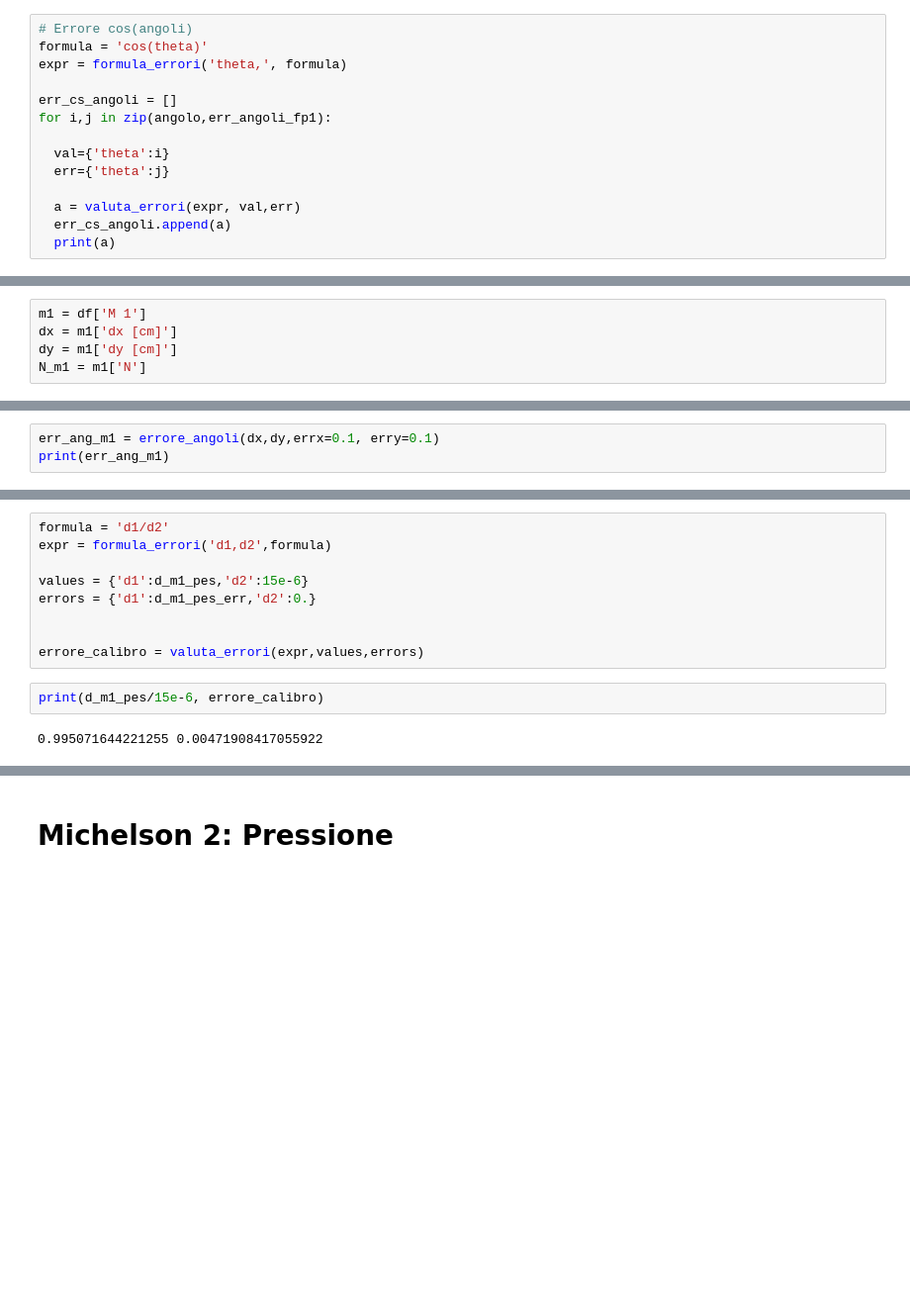
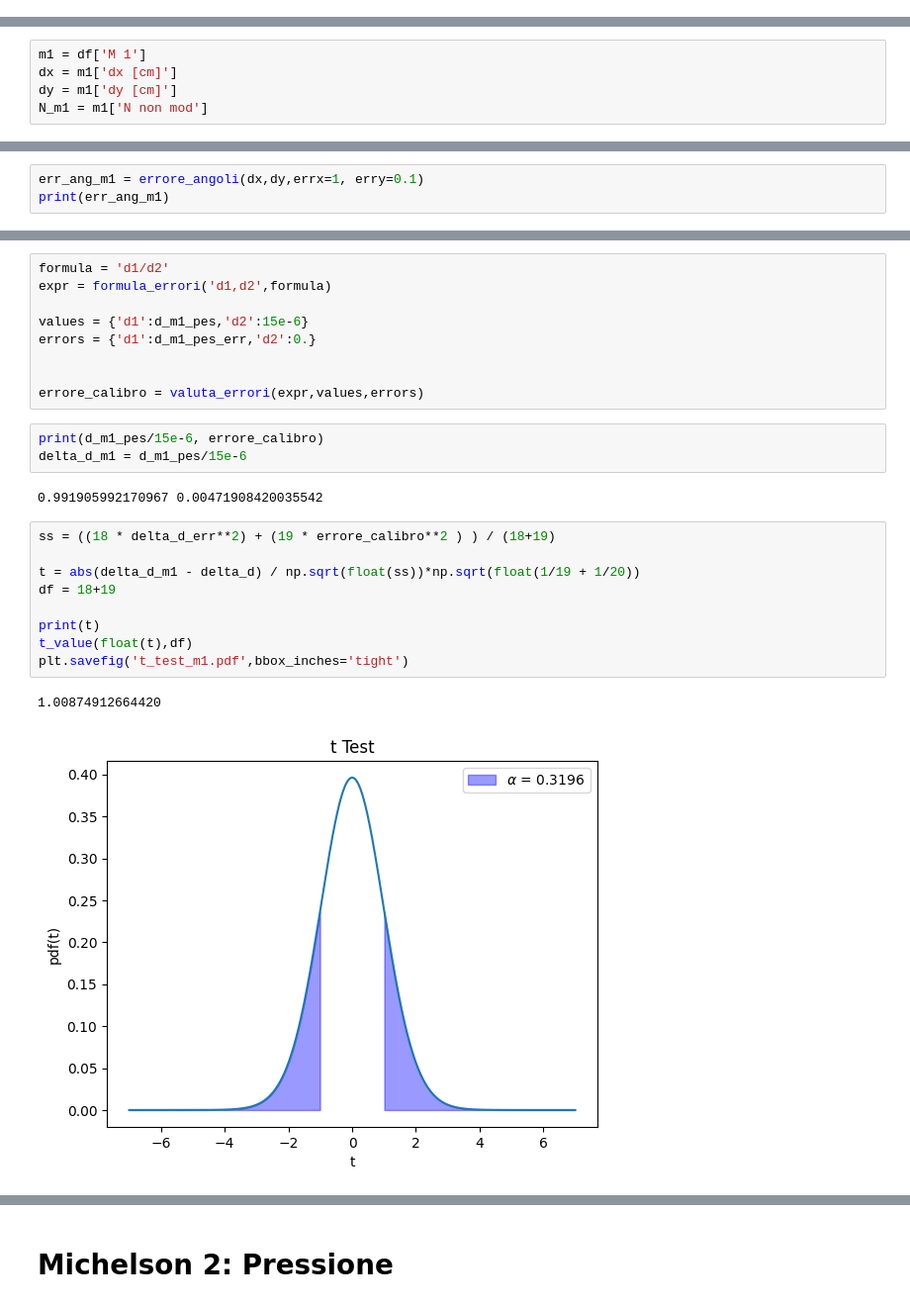
Before and after one commit to Yedi278/Lab2, a Jupyter notebook: Interferometro/Interferometro.ipynb, the cells around one changed output, grey strips where cells are left out. Shown at 99% size. Saved outputs shown, nothing was run; the diff lists cells and outputs as text; blank space fills up the shorter version.

```diff
--- a/Interferometro/Interferometro.ipynb
+++ b/Interferometro/Interferometro.ipynb
@@ -413,14 +342,0 @@ print(err_angoli_fp1)
-# %%
-# Errore cos(angoli)
-formula = 'cos(theta)'
-expr = formula_errori('theta,', formula)
-
-err_cs_angoli = []
-for i,j in zip(angolo,err_angoli_fp1):
-
-  val={'theta':i}
-  err={'theta':j}
-
-  a = valuta_errori(expr, val,err)
-  err_cs_angoli.append(a)
-  print(a)
@@ -567,7 +440,7 @@ plt.savefig('Scarto_delta_d_fp2.pdf',bbox_inches='tight')
 m1 = df['M 1']
 dx = m1['dx [cm]']
 dy = m1['dy [cm]']
-N_m1 = m1['N']
+N_m1 = m1['N non mod']
 # %%
 ang_m1 = []
 
@@ -577,6 +450,6 @@ print(ang_m1)
 # %% [output]
 [0.020324699459390357, 0.020324699459390357, 0.020324699459390357, 0.020324699459390357, 0.020324699459390357, 0.020324699459390357, 0.020324699459390357, 0.020324699459390357, 0.020324699459390357, 0 ...
 # %%
-err_ang_m1 = errore_angoli(dx,dy,errx=0.1, erry=0.1)
+err_ang_m1 = errore_angoli(dx,dy,errx=1, erry=0.1)
 print(err_ang_m1)
 # %% [output]
@@ -653,5 +526,18 @@ errors = {'d1':d_m1_pes_err,'d2':0.}
 errore_calibro = valuta_errori(expr,values,errors)
 # %%
 print(d_m1_pes/15e-6, errore_calibro)
+delta_d_m1 = d_m1_pes/15e-6
 # %% [output]
-0.995071644221255 0.00471908417055922
+0.991905992170967 0.00471908420035542
+# %%
+ss = ((18 * delta_d_err**2) + (19 * errore_calibro**2 ) ) / (18+19)
+
+t = abs(delta_d_m1 - delta_d) / np.sqrt(float(ss))*np.sqrt(float(1/19 + 1/20))
+df = 18+19
+
+print(t)
+t_value(float(t),df)
+plt.savefig('t_test_m1.pdf',bbox_inches='tight')
+# %% [output]
+1.00874912664420
+[figure, added]
```
Also changed, not shown: parts of 17 cells of this notebook, 5 other files.
